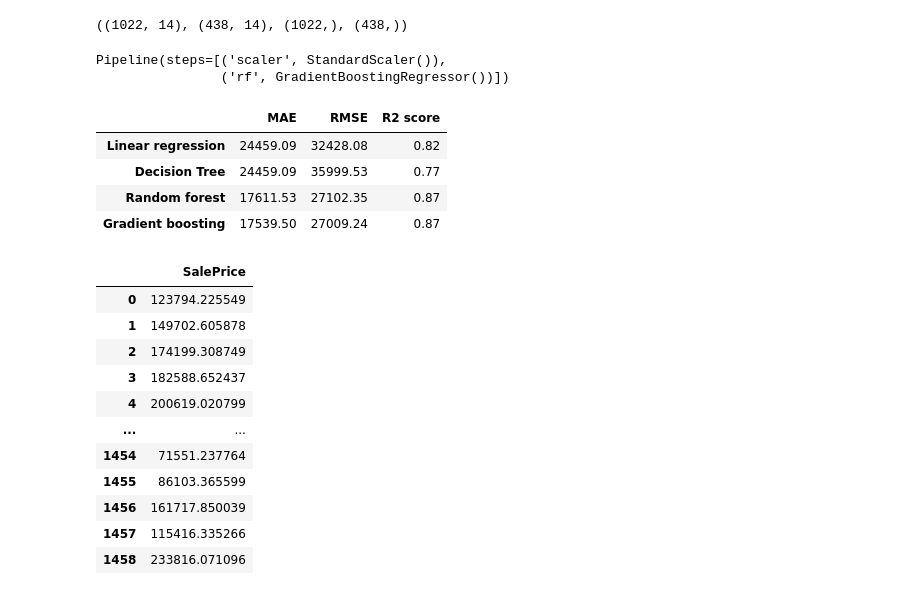
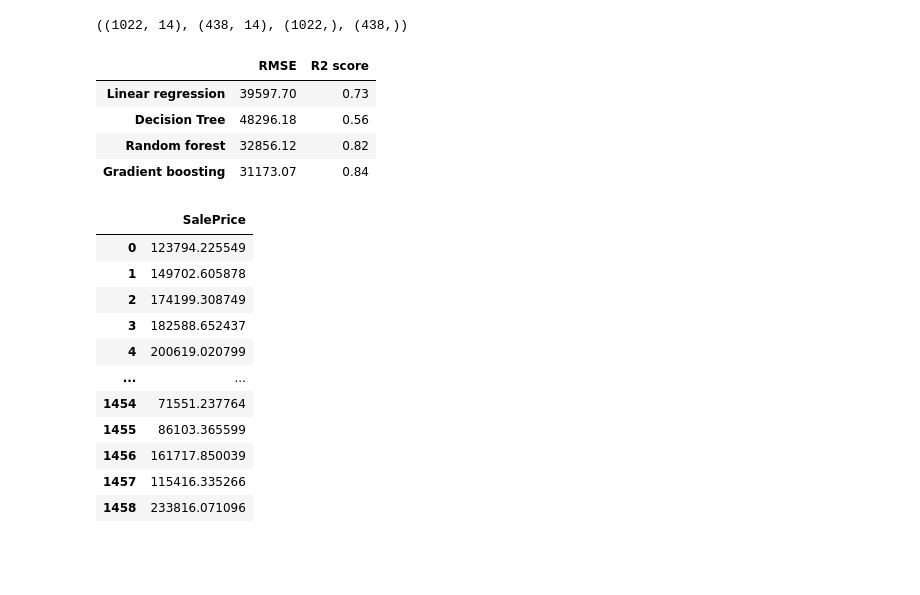
Before and after one commit to kohsutai/kaggle, a Jupyter notebook: house-price.ipynb, the cells around one changed output. Saved outputs shown, nothing was run; the diff lists cells and outputs as text; code cells hidden in the pictures; blank space fills up the shorter version.

```diff
--- a/house-price.ipynb
+++ b/house-price.ipynb
@@ -297,61 +297,41 @@ X_train.shape, X_test.shape, y_train.shape, y_test.shape
 # %%
 # Modeling
 from sklearn.preprocessing import StandardScaler
 from sklearn.pipeline import Pipeline
 from sklearn.linear_model import LinearRegression
 from sklearn.tree import DecisionTreeRegressor
 from sklearn.ensemble import RandomForestRegressor, GradientBoostingRegressor
-from sklearn.model_selection import GridSearchCV
+from sklearn.model_selection import cross_val_score, KFold, GridSearchCV
 
 lr_pipe = Pipeline([('scaler', StandardScaler()), ('lr', LinearRegression())])
 dt_pipe = Pipeline([('scaler', StandardScaler()), ('dt', DecisionTreeRegressor())])
 rf_pipe = Pipeline([('scaler', StandardScaler()), ('rf', RandomForestRegressor())])
 gb_pipe = Pipeline([('scaler', StandardScaler()), ('rf', GradientBoostingRegressor())])
 
-lr_pipe.fit(X_train, y_train)
-dt_pipe.fit(X_train, y_train)
-rf_pipe.fit(X_train, y_train)
-gb_pipe.fit(X_train, y_train)
+cv = KFold(n_splits=10, shuffle=True, random_state=123)
+
+lr_rmse = round(-cross_val_score(lr_pipe, X_train, y_train, cv=cv, scoring='neg_root_mean_squared_error').mean(), 2)
+lr_r2 = round(cross_val_score(lr_pipe, X_train, y_train, cv=cv, scoring='r2').mean(), 2)
+
+dt_rmse = round(-cross_val_score(dt_pipe, X_train, y_train, cv=cv, scoring='neg_root_mean_squared_error').mean(), 2)
+dt_r2 = round(cross_val_score(dt_pipe, X_train, y_train, cv=cv, scoring='r2').mean(), 2)
+
+rf_rmse = round(-cross_val_score(rf_pipe, X_train, y_train, cv=cv, scoring='neg_root_mean_squared_error').mean(), 2)
+rf_r2 = round(cross_val_score(rf_pipe, X_train, y_train, cv=cv, scoring='r2').mean(), 2)
+
+gb_rmse = round(-cross_val_score(gb_pipe, X_train, y_train, cv=cv, scoring='neg_root_mean_squared_error').mean(), 2)
+gb_r2 = round(cross_val_score(gb_pipe, X_train, y_train, cv=cv, scoring='r2').mean(), 2)
+
+summary_dict = {'RMSE': [lr_rmse, dt_rmse, rf_rmse, gb_rmse],
+                'R2 score': [lr_r2, dt_r2, rf_r2, gb_r2]}
+
+summary = pd.DataFrame(data=summary_dict, index=['Linear regression', 'Decision Tree', 'Random forest', 'Gradient boosting'])
+summary
 # %% [output]
-Pipeline(steps=[('scaler', StandardScaler()),
-                ('rf', GradientBoostingRegressor())])
+|  | RMSE | R2 score |
+| Linear regression | 39597.70 | 0.73 |
+| Decision Tree | 48296.18 | 0.56 |
+| Random forest | 32856.12 | 0.82 |
+| Gradient boosting | 31173.07 | 0.84 |
-# %%
-# Regression evaluation
-from sklearn.metrics import mean_absolute_error, mean_squared_error, r2_score
-
-lr_pred = lr_pipe.predict(X_test)
-dt_pred = dt_pipe.predict(X_test)
-rf_pred = rf_pipe.predict(X_test)
-gb_pred = gb_pipe.predict(X_test)
-
-lr_mae = round(mean_absolute_error(y_test, dt_pred), 2)
-lr_rmse = round(mean_squared_error(y_test, lr_pred, squared=False), 2)
-lr_r2_score = round(r2_score(y_test, lr_pred), 2)
-
-dt_mae = round(mean_absolute_error(y_test, dt_pred), 2)
-dt_rmse = round(mean_squared_error(y_test, dt_pred, squared=False), 2)
-dt_r2_score = round(r2_score(y_test, dt_pred), 2)
-
-rf_mae = round(mean_absolute_error(y_test, rf_pred), 2)
-rf_rmse = round(mean_squared_error(y_test, rf_pred, squared=False), 2)
-rf_r2_score = round(r2_score(y_test, rf_pred), 2)
-
-
-gb_mae = round(mean_absolute_error(y_test, gb_pred), 2)
-gb_rmse = round(mean_squared_error(y_test, gb_pred, squared=False), 2)
-gb_r2_score = round(r2_score(y_test, gb_pred), 2)
-
-summary_dict = {'MAE': [lr_mae, dt_mae, rf_mae, gb_mae],
-                'RMSE': [lr_rmse, dt_rmse, rf_rmse, gb_rmse],
-                'R2 score': [lr_r2_score, dt_r2_score, rf_r2_score, gb_r2_score]}
-
-summary = pd.DataFrame(data=summary_dict, index=['Linear regression', 'Decision Tree', 'Random forest', 'Gradient boosting'])
-summary
-# %% [output]
-|  | MAE | RMSE | R2 score |
-| Linear regression | 24459.09 | 32428.08 | 0.82 |
-| Decision Tree | 24459.09 | 35999.53 | 0.77 |
-| Random forest | 17611.53 | 27102.35 | 0.87 |
-| Gradient boosting | 17539.50 | 27009.24 | 0.87 |
 # %%
 # Predict the test set
```
Also changed, not shown: parts of 1 cell of this notebook.
